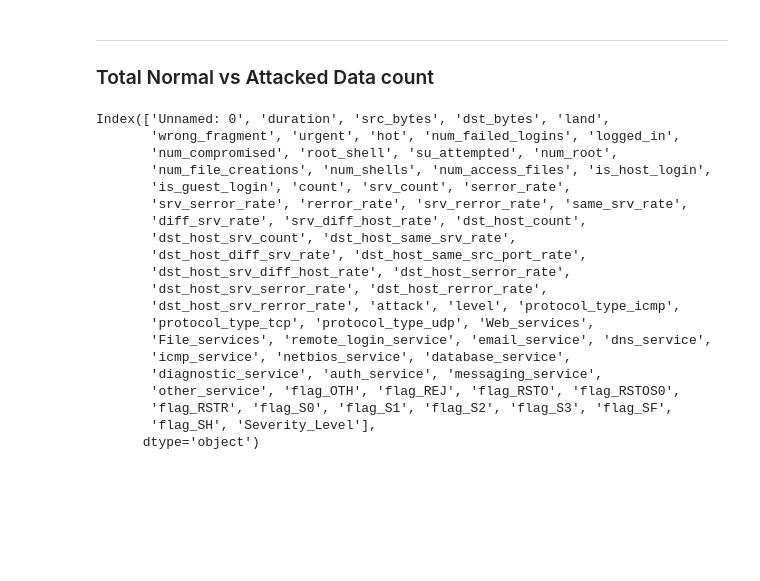
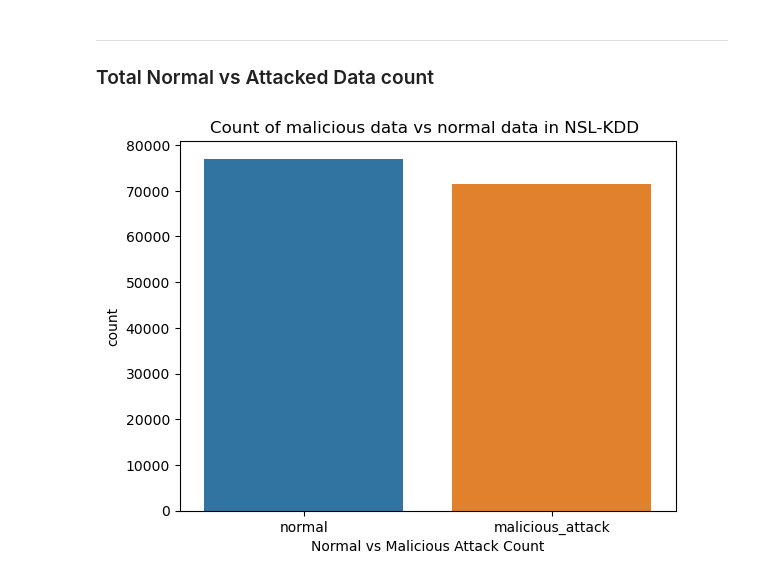
Before and after one commit to suzaladhikari/Network_Intrusion_Detector, a Jupyter notebook: Model's Performance /modelsperformance.ipynb, the cells around one changed output. Cells and saved outputs as stored; diff of their text form; code cells hidden in the pictures; blank space fills up the shorter version.

```diff
--- a/Model's Performance /modelsperformance.ipynb
+++ b/Model's Performance /modelsperformance.ipynb
@@ -23,25 +23,12 @@ data.head(5)
 ---
 ### Total Normal vs Attacked Data count
 # %%
-print(data.columns)
+malicious_data_count = data['is_malicious'].map({0:'normal', 1:'malicious_attack'}).value_counts().reset_index()
+
+sns.barplot(data = malicious_data_count, x = 'is_malicious', y = 'count',hue = 'is_malicious' )
+plt.xlabel("Normal vs Malicious Attack Count")
+plt.title("Count of malicious data vs normal data in NSL-KDD ")
+plt.savefig('../Model Pictures/attackvsnormal.png')
+plt.show()
 # %% [output]
-Index(['Unnamed: 0', 'duration', 'src_bytes', 'dst_bytes', 'land',
-       'wrong_fragment', 'urgent', 'hot', 'num_failed_logins', 'logged_in',
-       'num_compromised', 'root_shell', 'su_attempted', 'num_root',
-       'num_file_creations', 'num_shells', 'num_access_files', 'is_host_login',
-       'is_guest_login', 'count', 'srv_count', 'serror_rate',
-       'srv_serror_rate', 'rerror_rate', 'srv_rerror_rate', 'same_srv_rate',
-       'diff_srv_rate', 'srv_diff_host_rate', 'dst_host_count',
-       'dst_host_srv_count', 'dst_host_same_srv_rate',
-       'dst_host_diff_srv_rate', 'dst_host_same_src_port_rate',
-       'dst_host_srv_diff_host_rate', 'dst_host_serror_rate',
-       'dst_host_srv_serror_rate', 'dst_host_rerror_rate',
-       'dst_host_srv_rerror_rate', 'attack', 'level', 'protocol_type_icmp',
-       'protocol_type_tcp', 'protocol_type_udp', 'Web_services',
-       'File_services', 'remote_login_service', 'email_service', 'dns_service',
-       'icmp_service', 'netbios_service', 'database_service',
-       'diagnostic_service', 'auth_service', 'messaging_service',
-       'other_service', 'flag_OTH', 'flag_REJ', 'flag_RSTO', 'flag_RSTOS0',
-       'flag_RSTR', 'flag_S0', 'flag_S1', 'flag_S2', 'flag_S3', 'flag_SF',
-       'flag_SH', 'Severity_Level'],
-      dtype='object')
+[figure, added]
```
Also changed, not shown: parts of 5 cells of this notebook.
